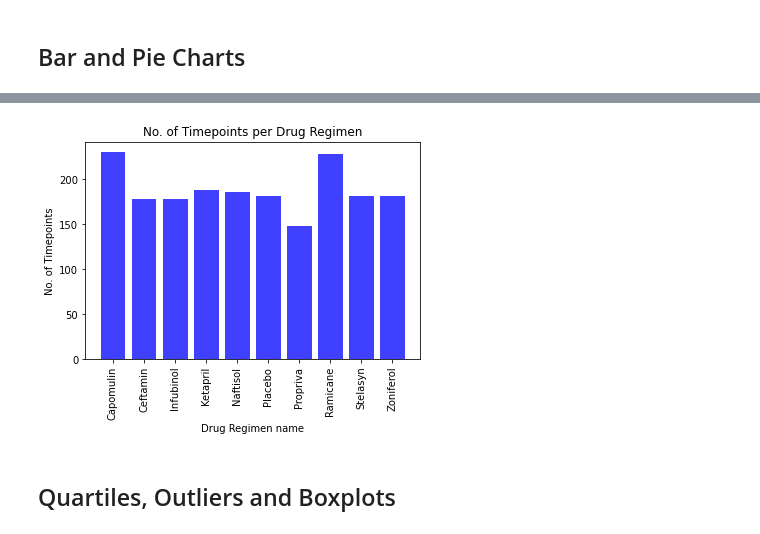
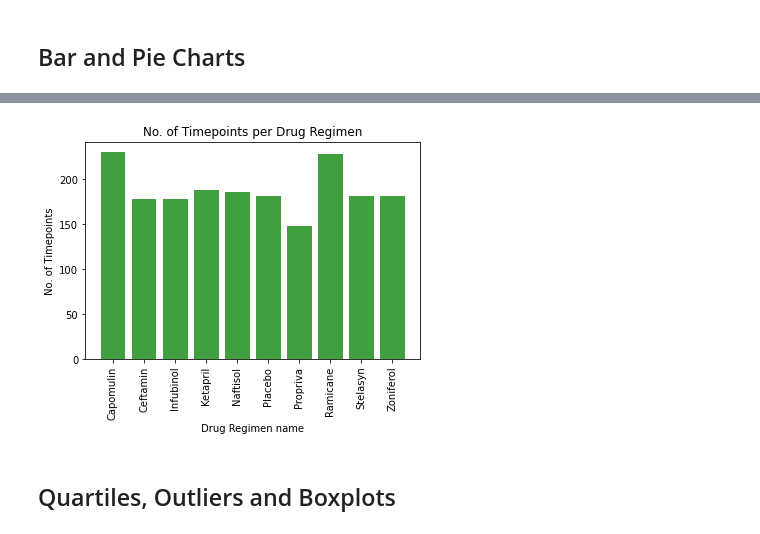
Before and after one commit to LP-116/matplotlib-challenge, a Jupyter notebook: pymaceuticals_starter.ipynb, the cells around one changed output, grey strips where cells are left out. Saved outputs shown, nothing was run; the diff lists cells and outputs as text; code cells hidden in the pictures.

```diff
--- a/pymaceuticals_starter.ipynb
+++ b/pymaceuticals_starter.ipynb
@@ -175,24 +187,24 @@ tumor_stats
 # %%
-# Generate a bar plot showing the total number of timepoints for all mice tested for each drug regimen using Pandas.
+# Generate a bar plot showing the total number of timepoints for all mice tested for each drug regimen using pyplot.
 
 drugs = ["Capomulin", "Ceftamin", "Infubinol", "Ketapril", "Naftisol", "Placebo",
          "Propriva", "Ramicane", "Stelasyn", "Zoniferol"]
 
 y_axis = drug_group["Timepoint"].count()
 x_axis = np.arange(0, len(drugs))
 tick_locations = []
 
 for x in x_axis:
     tick_locations.append(x)
 
 
 plt.title("No. of Timepoints per Drug Regimen")
 plt.xlabel("Drug Regimen name")
 plt.ylabel("No. of Timepoints")
 
 
-plt.bar(x_axis, y_axis, facecolor="blue", alpha=0.75, align="center")
+plt.bar(x_axis, y_axis, facecolor="green", alpha=0.75, align="center")
 plt.xticks(tick_locations, drugs, rotation=90)
 plt.show()
 # %% [output]
-[figure, old version]
+[figure, new version]
```
Also changed, not shown: parts of 2 cells of this notebook.
